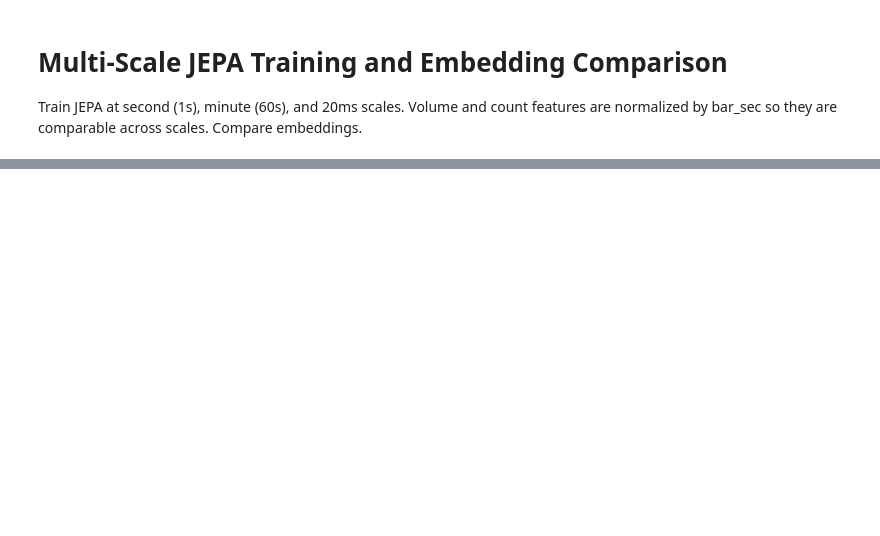
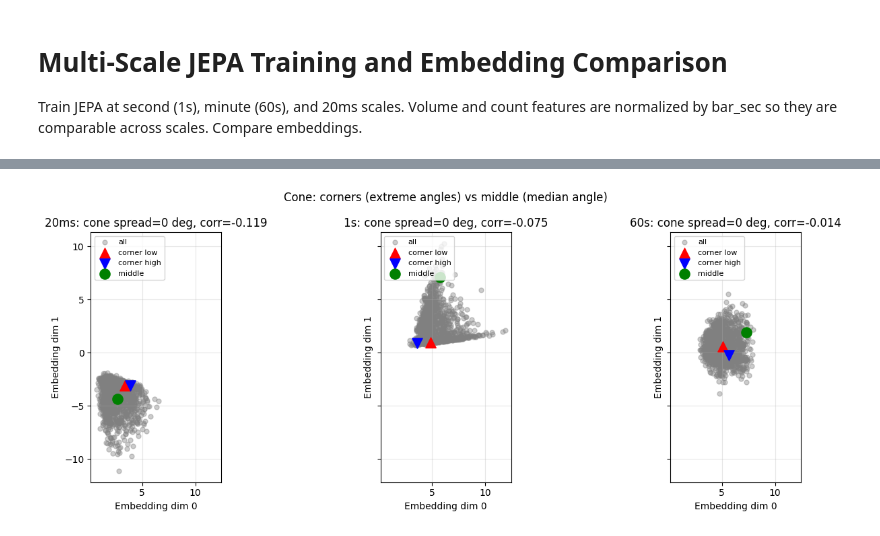
Before and after one commit to janisaiad/hft_jepa, a Jupyter notebook: notebooks/multiscale_training_compare.ipynb, the cells around one changed output, grey strips where cells are left out. Cells and saved outputs as stored; diff of their text form; code cells hidden in the pictures; blank space fills up the shorter version.

```diff
--- a/notebooks/multiscale_training_compare.ipynb
+++ b/notebooks/multiscale_training_compare.ipynb
@@ -270,3 +436,27 @@ plt.show()
+# %%
+fig, axes = plt.subplots(1, 3, figsize=(14, 5), sharex=True, sharey=True)
+for idx, (label, r) in enumerate(results.items()):
+    ax = axes[idx]
+    z = r["z_2d"].numpy()
+    z_end = z[:, -1, :]
+    s = cone_stats[label]
+    ax.scatter(z_end[:, 0], z_end[:, 1], alpha=0.4, s=25, c="gray", label="all")
+    i_cl, i_ch, i_mid = s["indices"]["corner_low"], s["indices"]["corner_high"], s["indices"]["middle"]
+    ax.scatter(z_end[i_cl, 0], z_end[i_cl, 1], s=120, c="red", marker="^", zorder=5, label="corner low")
+    ax.scatter(z_end[i_ch, 0], z_end[i_ch, 1], s=120, c="blue", marker="v", zorder=5, label="corner high")
+    ax.scatter(z_end[i_mid, 0], z_end[i_mid, 1], s=120, c="green", marker="o", zorder=5, label="middle")
+    ax.set_xlabel("Embedding dim 0")
+    ax.set_ylabel("Embedding dim 1")
+    ax.set_title(f"{label}: cone spread={s['cone_spread_deg']:.0f} deg, corr={s['corr_embed']:.3f}")
+    ax.legend(loc="upper left", fontsize=8)
+    ax.set_aspect("equal")
+    ax.grid(True, alpha=0.3)
+plt.suptitle("Cone: corners (extreme angles) vs middle (median angle)")
+plt.tight_layout()
+plt.savefig(out_dir / "multiscale_cone_angle_and_extremes.png", dpi=120)
+plt.show()
+# %% [output]
+[figure, added]
 # %%
 print("\n--- Summary ---")
 for label, r in results.items():
```
Also changed, not shown: parts of 14 cells of this notebook, 3 other files.
